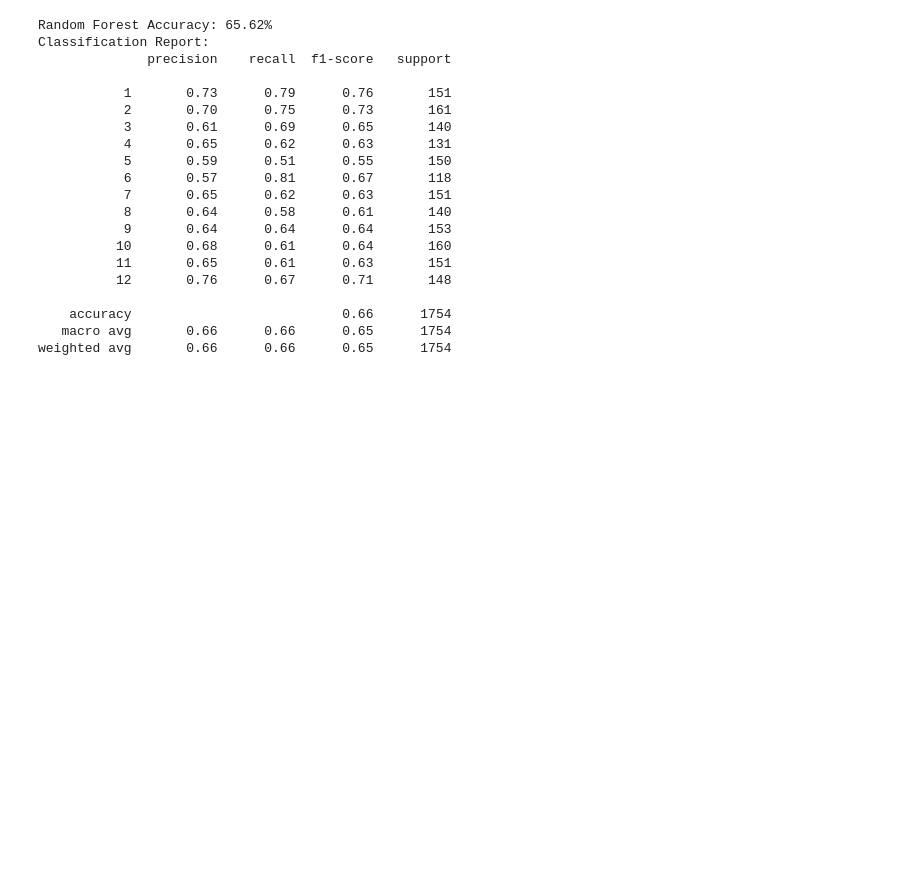
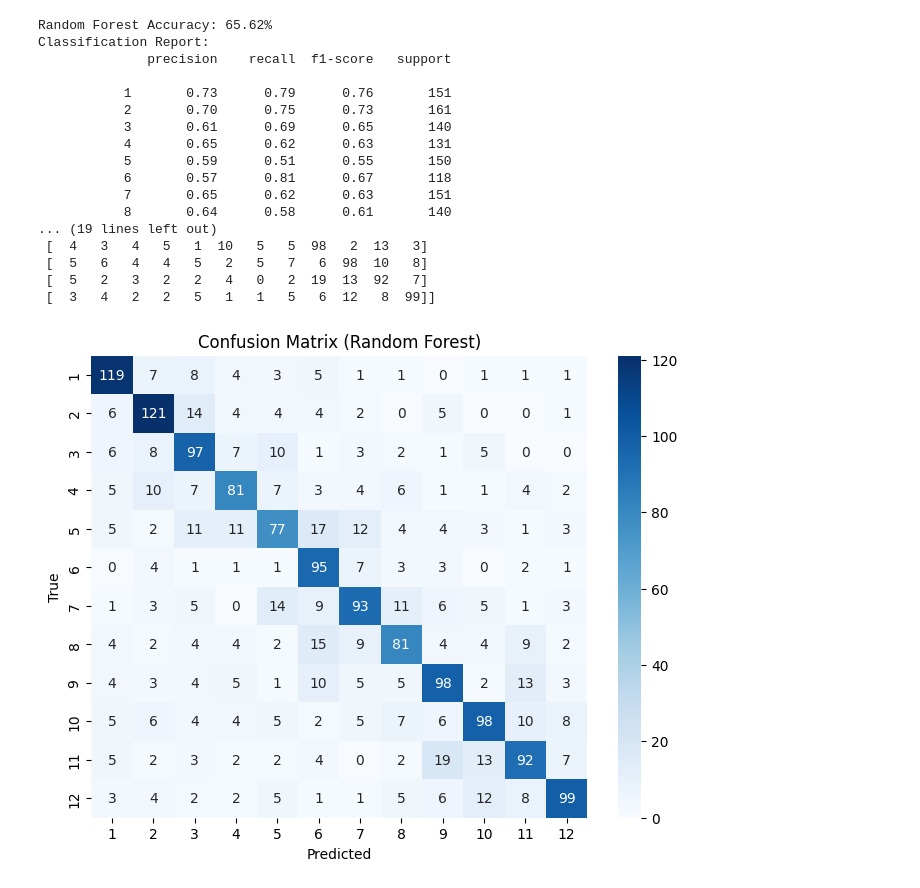
Before and after one commit to UVR-Dilishaka/SignLanguageTutor, a Jupyter notebook: TamilSignClassification/Models/PCA_Random_Forest.ipynb, the cells around one changed output. Cells and saved outputs as stored; diff of their text form; code cells hidden in the pictures; blank space fills up the shorter version.

```diff
--- a/TamilSignClassification/Models/PCA_Random_Forest.ipynb
+++ b/TamilSignClassification/Models/PCA_Random_Forest.ipynb
@@ -3,7 +3,9 @@ import pandas as pd
 import pickle
 from sklearn.model_selection import train_test_split
 from sklearn.ensemble import RandomForestClassifier
-from sklearn.metrics import accuracy_score, classification_report
+from sklearn.metrics import accuracy_score, classification_report, confusion_matrix
+import seaborn as sns
+import matplotlib.pyplot as plt
 
 # Load PCA results
 pca_data = pd.read_csv('PCA.csv')
@@ -13,38 +15,50 @@ features = pca_data.drop(columns=['target'])  # Adjust column name if needed
 labels = pca_data['target']
 
 # Split the data into training and testing sets
 X_train, X_test, y_train, y_test = train_test_split(features, labels, test_size=0.2, random_state=42)
 
 # Train the Random Forest model
 rf = RandomForestClassifier(n_estimators=100, random_state=42)
 rf.fit(X_train, y_train)
 
 # Predict on test set
 rf_predictions = rf.predict(X_test)
 
 # Evaluate the model
 rf_accuracy = accuracy_score(y_test, rf_predictions)
 print(f"Random Forest Accuracy: {rf_accuracy * 100:.2f}%")
 print("Classification Report:")
 print(classification_report(y_test, rf_predictions))
+
+# Confusion Matrix
+conf_matrix = confusion_matrix(y_test, rf_predictions)
+print("\nConfusion Matrix:")
+print(conf_matrix)
+
+# Visualize Confusion Matrix
+plt.figure(figsize=(8, 6))
+sns.heatmap(conf_matrix, annot=True, fmt='d', cmap='Blues',
+            xticklabels=labels.unique(), yticklabels=labels.unique())
+plt.xlabel('Predicted')
+plt.ylabel('True')
+plt.title('Confusion Matrix (Random Forest)')
+plt.show()
 # %% [output]
 Random Forest Accuracy: 65.62%
 Classification Report:
               precision    recall  f1-score   support
 
            1       0.73      0.79      0.76       151
            2       0.70      0.75      0.73       161
            3       0.61      0.69      0.65       140
            4       0.65      0.62      0.63       131
            5       0.59      0.51      0.55       150
            6       0.57      0.81      0.67       118
            7       0.65      0.62      0.63       151
            8       0.64      0.58      0.61       140
-           9       0.64      0.64      0.64       153
-          10       0.68      0.61      0.64       160
-          11       0.65      0.61      0.63       151
-          12       0.76      0.67      0.71       148
-
-    accuracy                           0.66      1754
-   macro avg       0.66      0.66      0.65      1754
-weighted avg       0.66      0.66      0.65      1754
+... (19 lines left out)
+ [  4   3   4   5   1  10   5   5  98   2  13   3]
+ [  5   6   4   4   5   2   5   7   6  98  10   8]
+ [  5   2   3   2   2   4   0   2  19  13  92   7]
+ [  3   4   2   2   5   1   1   5   6  12   8  99]]
+[figure, added]
```
Also changed, not shown: 1 other file.
